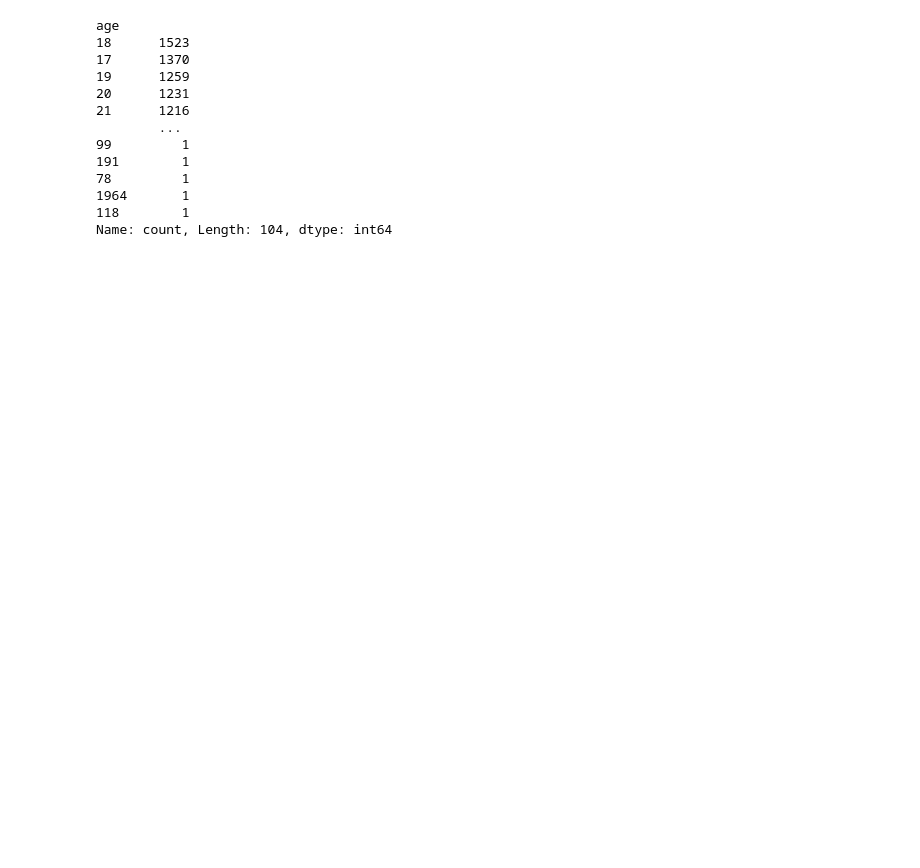
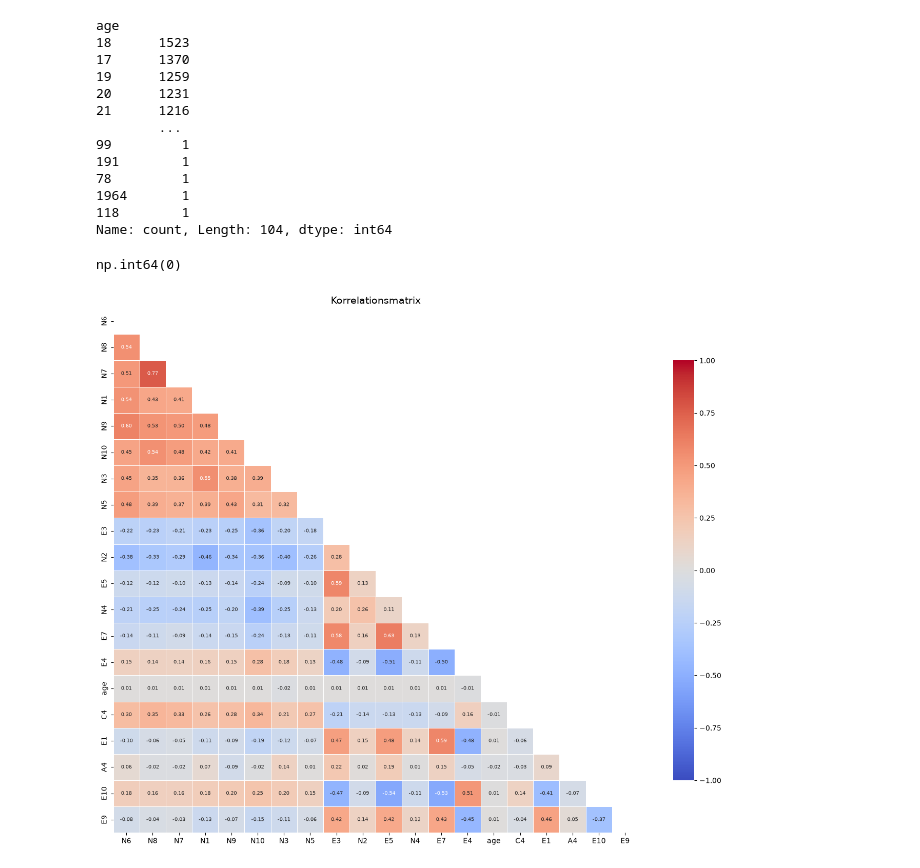
Before and after one commit to MaWeDu/big-five-personality, a Jupyter notebook: 01_EDA.ipynb, the cells around one changed output. Drawn from its saved outputs; the diff is of its cells as text; code cells hidden in the pictures; blank space fills up the shorter version.

```diff
--- a/01_EDA.ipynb
+++ b/01_EDA.ipynb
@@ -70,3 +70,42 @@ age
 1964       1
 118        1
 Name: count, Length: 104, dtype: int64
+# %%
+data.isna().any(axis=1).sum()
+df = data[-data.isna().any(axis=1)]
+
+df.isna().sum().sum()
+# %% [output]
+np.int64(0)
+# %%
+import pandas as pd
+import seaborn as sns
+import matplotlib.pyplot as plt
+import numpy as np
+
+# df = dein DataFrame
+
+# 1) Nur numerische Spalten
+corr = df.select_dtypes(include="number").corr()
+
+# 2) Heatmap (obere Dreiecksmatrix ausblenden)
+mask = np.triu(np.ones_like(corr, dtype=bool))
+
+plt.figure(figsize=(14, 11))
+sns.heatmap(
+    corr,
+    mask=mask,
+    annot=True,
+    fmt=".2f",
+    annot_kws={"size": 7},
+    cmap="coolwarm",
+    vmin=-1, vmax=1, center=0,
+    square=True,
+    linewidths=0.5,
+    cbar_kws={"shrink": 0.8},
+)
+plt.title("Korrelationsmatrix", fontsize=14)
+plt.tight_layout()
+plt.show()
+# %% [output]
+[figure, added]
```
Also changed, not shown: parts of 1 cell of this notebook, 2 other files.
